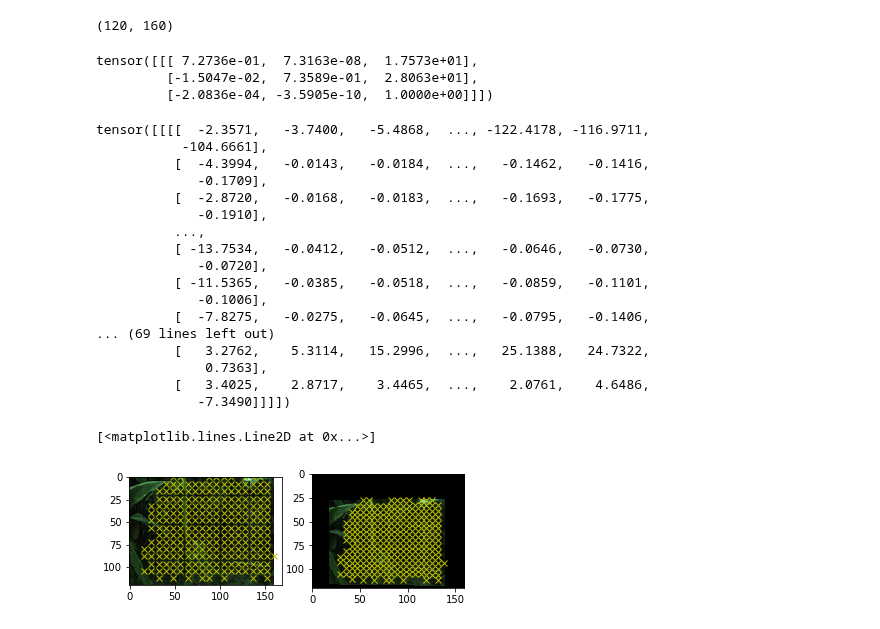
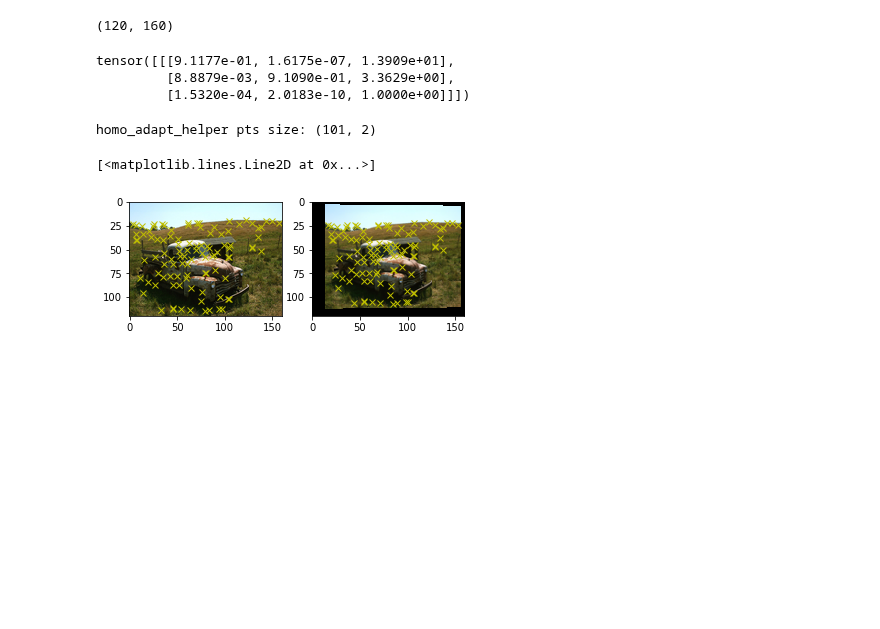
Before and after one commit to srini-cmu/specialized-superpoint, a Jupyter notebook: homography.ipynb, the cells around one changed output. Saved outputs shown, nothing was run; the diff lists cells and outputs as text; code cells hidden in the pictures; blank space fills up the shorter version.

Commit message:
try max on homo adapt

```diff
--- a/homography.ipynb
+++ b/homography.ipynb
@@ -141,7 +141,14 @@ img_dir = '../test_coco/'
 imgsList = os.listdir(img_dir)
 clr_imgs = [Image.open(img_dir+img).resize((400,300),Image.ANTIALIAS) for img in imgsList]
 
-clr_plant = Image.open('../tesrt/qc_left_br_023_1481830517.76.png').resize((160,120),Image.ANTIALIAS)
+
+
+shape = torch.ones([2])
+shape[0] = 120#height
+shape[1] = 160# width
+
+#clr_plant = Image.open('../plant_data/train/high_res/vc_left_001_1501595808.23.jpg').resize((shape[1],shape[0]),Image.ANTIALIAS)
+clr_plant = Image.open('../test_coco/COCO_test2014_000000000182.jpg').resize((shape[1],shape[0]),Image.ANTIALIAS)
 # net = model.eval()
 
 # a = {}
@@ -163,9 +170,6 @@ print(clr_img_array.shape)
 # %% [output]
 (120, 160)
 # %%
-shape = torch.ones([2])
-shape[0] = 120 # height
-shape[1] = 160 # width
 H,pts = sample_homography(shape)
 invH = invert_homography(H)
 invH_np = invH[0].numpy()
@@ -174,57 +178,49 @@ H_np = H.numpy()
 mat_homo = flat2mat(H)
 print(mat_homo)
 # %% [output]
-tensor([[[ 7.2736e-01,  7.3163e-08,  1.7573e+01],
-         [-1.5047e-02,  7.3589e-01,  2.8063e+01],
-         [-2.0836e-04, -3.5905e-10,  1.0000e+00]]])
+tensor([[[9.1177e-01, 1.6175e-07, 1.3909e+01],
+         [8.8879e-03, 9.1090e-01, 3.3629e+00],
+         [1.5320e-04, 2.0183e-10, 1.0000e+00]]])
 # %%
+config = dict()
+config['threashold_aggrated'] = 0.1
+config['threshold'] = 0.2 # the threshold to select points in every warped image (only used in 'pts')
+config['aggregation'] = 'max' # 'pts', 'max' not implemented
+config['num'] = 25 #50 # how many homography adaptation to perform per image
+config['patch_ratio'] = 0.8
 # example usage of homo_adapt_helper
-pts = homo_adapt_helper(clr_img_array,model)
+pts = homo_adapt_helper(clr_img_array,model,config)
+
+print("homo_adapt_helper pts size:",pts.shape)
 
 # show selected points
 fig=plt.figure()
 fig.add_subplot(1,2,1)
 plt.imshow(clr_plant)
 plt.plot(pts[:,0],pts[:,1],'xy')
 
 test_warped = clr_plant.transform(size=clr_plant.size,
                      method=Image.PERSPECTIVE,
                      data=invH_np,# test_H, # test_inv_H,
                      resample=Image.BILINEAR)
 # warped
 fig.add_subplot(1,2,2)
 plt.imshow(test_warped)
 
 res = warp_pseudo_gt_pts(invert_homography(invH),np.expand_dims(pts,axis=0))
 res = res[0].numpy()
 
 
 # pts = torch.cat((torch.from_numpy(pts).float(),torch.ones(len(pts),1)),dim=-1).transpose(0,1)
 # res = torch.matmul(mat_homo[0],pts)
 # res = res/res[2,:]#.unsqueeze(0)
 # res = torch.transpose(res,0,1).numpy()
 
 plt.plot(res[:,0],res[:,1],'xy')
 # %% [output]
-tensor([[[[  -2.3571,   -3.7400,   -5.4868,  ..., -122.4178, -116.9711,
-           -104.6661],
-          [  -4.3994,   -0.0143,   -0.0184,  ...,   -0.1462,   -0.1416,
-             -0.1709],
-          [  -2.8720,   -0.0168,   -0.0183,  ...,   -0.1693,   -0.1775,
-             -0.1910],
-          ...,
-          [ -13.7534,   -0.0412,   -0.0512,  ...,   -0.0646,   -0.0730,
-             -0.0720],
-          [ -11.5365,   -0.0385,   -0.0518,  ...,   -0.0859,   -0.1101,
-             -0.1006],
-          [  -7.8275,   -0.0275,   -0.0645,  ...,   -0.0795,   -0.1406,
-... (69 lines left out)
-          [   3.2762,    5.3114,   15.2996,  ...,   25.1388,   24.7322,
-              0.7363],
-          [   3.4025,    2.8717,    3.4465,  ...,    2.0761,    4.6486,
-             -7.3490]]]])
+homo_adapt_helper pts size: (101, 2)
 [<matplotlib.lines.Line2D at 0x...>]
-[figure, old version]
+[figure, new version]
 # %%
 def homo_adapt_helper(image, net):
     """
```
Also changed, not shown: parts of 1 cell of this notebook, 2 other files.
